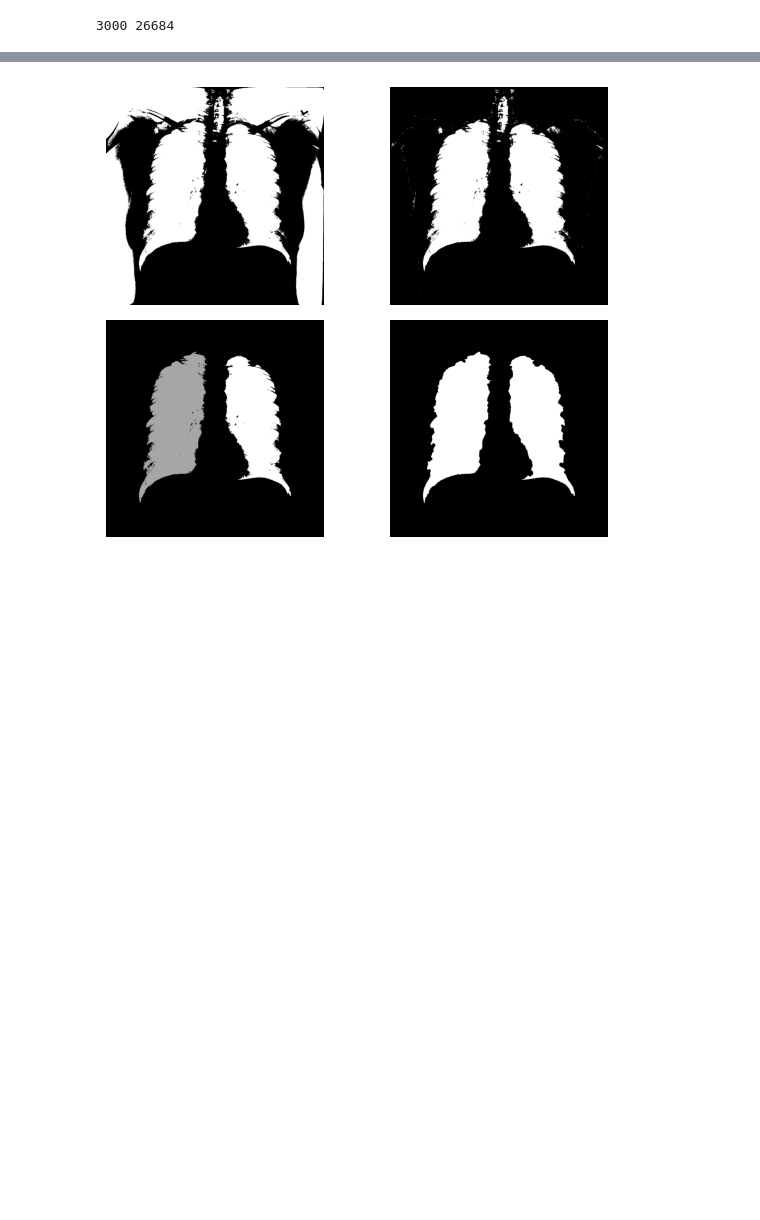
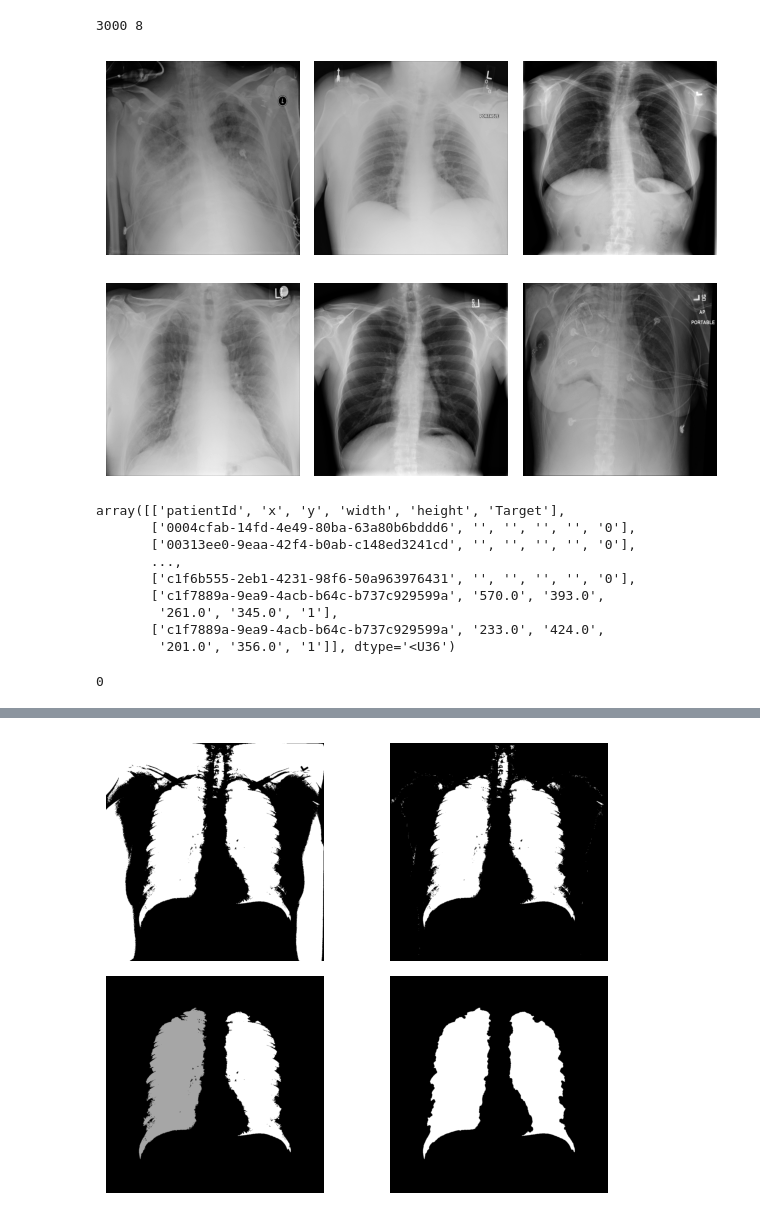
Before and after one commit to annpn526/Final-Project, a Jupyter notebook: Project/file.ipynb, the cells around one changed output, grey strips where cells are left out. Saved outputs shown, nothing was run; the diff lists cells and outputs as text; code cells hidden in the pictures; blank space fills up the shorter version.

```diff
--- a/Project/file.ipynb
+++ b/Project/file.ipynb
@@ -17,9 +17,9 @@ from skimage.morphology import binary_closing, disk
 from skimage.morphology import remove_small_objects
 from skimage.measure import label,regionprops
 # %%
-## Load Data
+## Load Data. keep slash notation for directories
 testDir = r"C:\Users\Ann\Downloads\stage_2_test_images"
-trainDir = r"C:\Users\Ann\Downloads\stage_2_train_images"
+trainDir = r"C:\\Users\\Ann\\Downloads\\stage_2_train_images\\"
 
 #get len of test and train folders, should be 3000, ~26,000
 def filelen(dir):
@@ -36,22 +36,61 @@ print(filelen(testDir),filelen(trainDir))
 def dir2Array(dir):
     returnarr = [None] * filelen(dir)
     count = 0
-    for entry in os.scandir(dir):
-        if entry.is_file():
-            returnarr[count] = dicom.dcmread(f"{entry.path}").pixel_array
-        count = count + 1
-    return returnarr
+    if dir == "trainDir":
+        for entry in os.scandir(dir):
+            if entry.is_file():
+                returnarr[count] = dicom.dcmread(f"{entry.path}")
+            count = count + 1
+        return returnarr
+    else:
+        for entry in os.scandir(dir):
+            if entry.is_file():
+                returnarr[count] = dicom.dcmread(f"{entry.path}").pixel_array
+            count = count + 1
+        return returnarr
     #plot images using this repeatedly for testing
 
-def plotImgs(arr,row,col):
+def plotImgs(arr,row,col,true):
     fig,axes = plt.subplots(row,col)
-    for i, ax in enumerate(axes.flat):
-        ax.imshow(arr[i], cmap = plt.cm.gray)
-        ax.axis('off')
+    if true == True:
+        for i, ax in enumerate(axes.flat):
+            ax.imshow(arr[i].pixel_array, cmap = plt.cm.gray)
+            ax.axis('off')
+    else:
+        for i, ax in enumerate(axes.flat):
+            ax.imshow(arr[i], cmap = plt.cm.gray)
+            ax.axis('off')
     plt.tight_layout()
     plt.show()
+
+# #potentially will be x rows by 6 cols
+# patientId _- A patientId. Each patientId corresponds to a unique image. # x_ - the upper-left x coordinate of the bounding box. # y_ - the upper-left y coordinate of the bounding box.
+# width_ - the width of the bounding box. # height_ - the height of the bounding box.
+# Target_ - the binary Target, indicating whether this sample has evidence of pneumonia.
+def loadLabels():
+# using loadtxt()
+    arr = np.loadtxt("stage_2_train_labels.csv",
+                    delimiter=",", dtype=str)
+    display(arr)
+    return arr
 # %% [output]
-3000 26684
+3000 8
 # %%
 # run separately for time
 testds = dir2Array(testDir)
+trainds = dir2Array(trainDir)
+plotImgs(ans,2,3,"True")
+labels = loadLabels()
+print(labels[1,5])
+# %% [output]
+[figure, added]
+array([['patientId', 'x', 'y', 'width', 'height', 'Target'],
+       ['0004cfab-14fd-4e49-80ba-63a80b6bddd6', '', '', '', '', '0'],
+       ['00313ee0-9eaa-42f4-b0ab-c148ed3241cd', '', '', '', '', '0'],
+       ...,
+       ['c1f6b555-2eb1-4231-98f6-50a963976431', '', '', '', '', '0'],
+       ['c1f7889a-9ea9-4acb-b64c-b737c929599a', '570.0', '393.0',
+        '261.0', '345.0', '1'],
+       ['c1f7889a-9ea9-4acb-b64c-b737c929599a', '233.0', '424.0',
+        '201.0', '356.0', '1']], dtype='<U36')
+0
```
Also changed, not shown: parts of 8 cells of this notebook, 1 other file.
